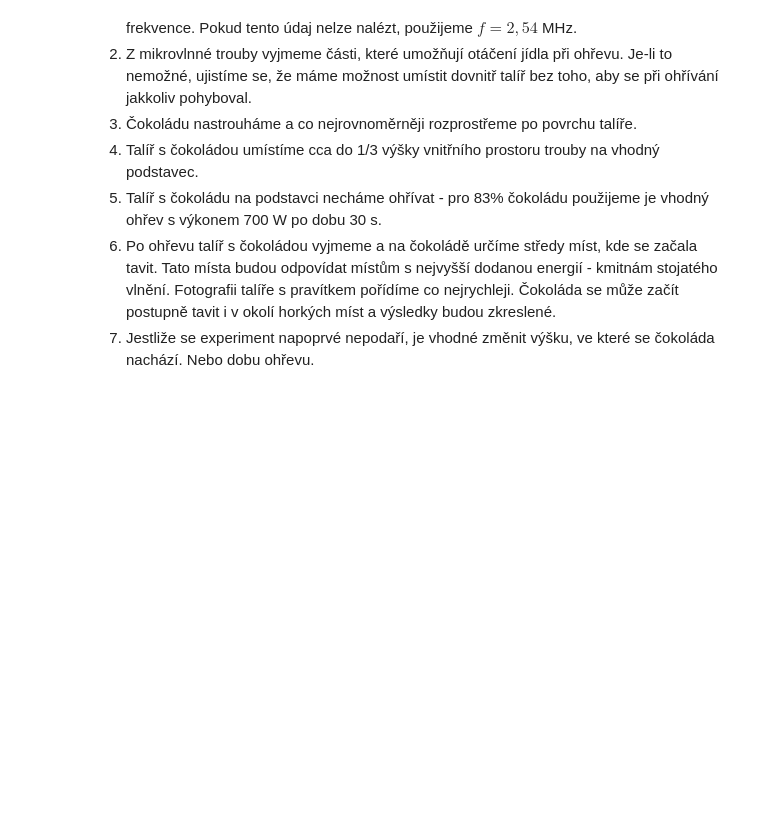
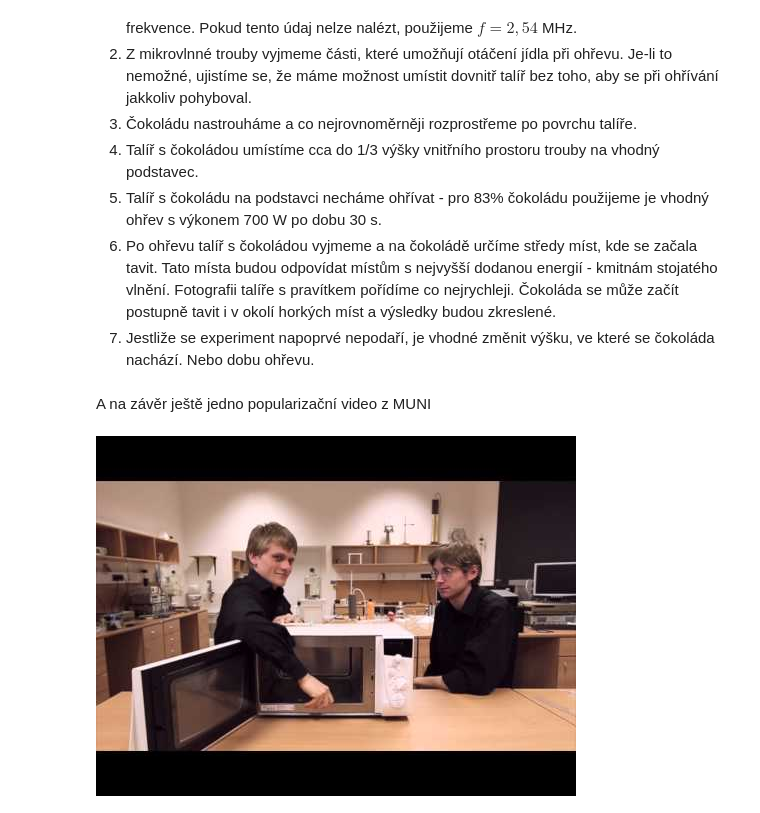
Before and after one commit to OndrejW/Labs, a Jupyter notebook: mikrovlnka.ipynb, the cells around one changed output. Saved outputs shown, nothing was run; the diff lists cells and outputs as text; code cells hidden in the pictures; blank space fills up the shorter version.

Commit message:
Add video from Badatelna

```diff
--- a/mikrovlnka.ipynb
+++ b/mikrovlnka.ipynb
@@ -129,3 +129,10 @@ YouTubeVideo('kp33ZprO0Ck')
 5. Talíř s čokoládu na podstavci necháme ohřívat - pro 83% čokoládu použijeme je vhodný ohřev s výkonem 700 W po dobu 30 s.
 6. Po ohřevu talíř s čokoládou vyjmeme a na čokoládě určíme středy míst, kde se začala tavit. Tato místa budou odpovídat místům s nejvyšší dodanou energií - kmitnám stojatého vlnění. Fotografii talíře s pravítkem pořídíme co nejrychleji. Čokoláda se může začít postupně tavit i v okolí horkých míst a výsledky budou zkreslené.
 7. Jestliže se experiment napoprvé nepodaří, je vhodné změnit výšku, ve které se čokoláda nachází. Nebo dobu ohřevu.
+# %% [markdown]
+A na závěr ještě jedno popularizační video z MUNI
+# %%
+from IPython.display import YouTubeVideo
+YouTubeVideo('7l9-AL30hQg')
+# %% [output]
+[figure, added]
```
Also changed, not shown: parts of 2 cells of this notebook.
